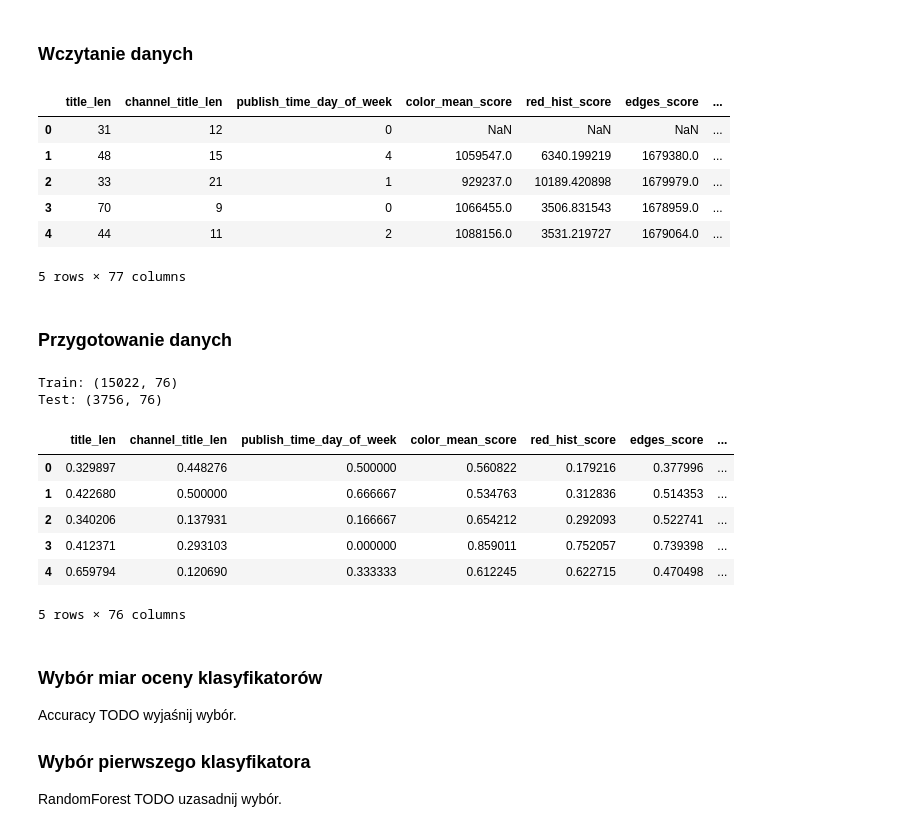
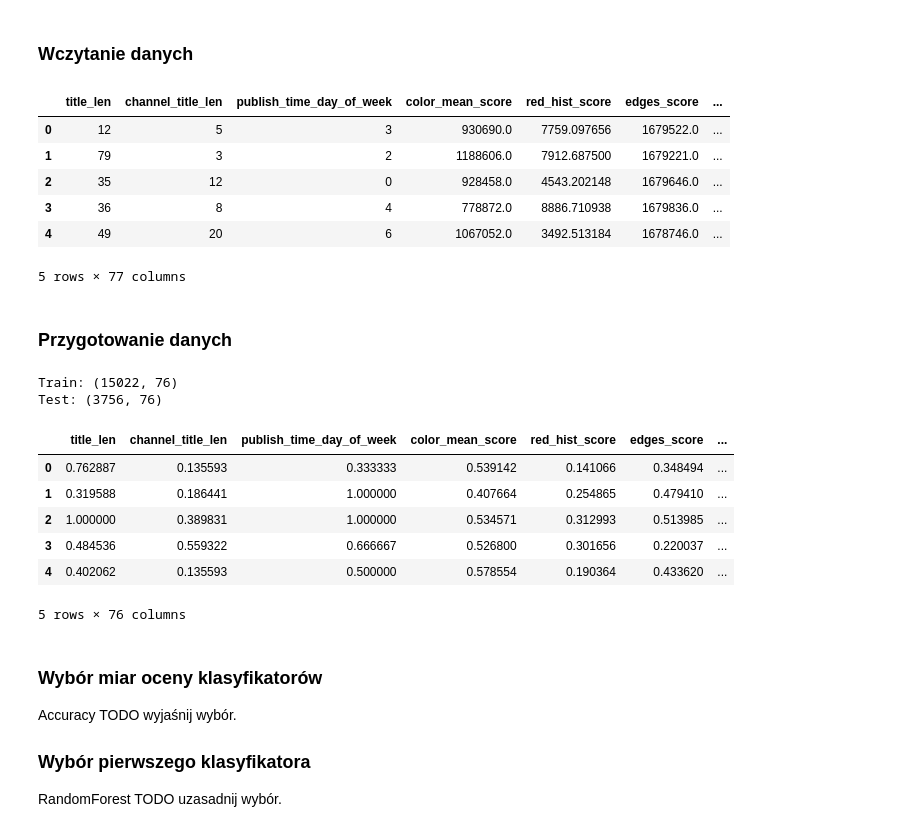
Before and after one commit to DominikKossinski/PED, a Jupyter notebook: notebooks/PED_6.ipynb, the cells around one changed output. Drawn from its saved outputs; the diff is of its cells as text; code cells hidden in the pictures.

```diff
--- a/notebooks/PED_6.ipynb
+++ b/notebooks/PED_6.ipynb
@@ -74,17 +73,19 @@ def print_stats(clf, x_train, y_train, x_test, y_test):
 # %%
 load_filtered = True
 if load_filtered:
     videos = load_csv("ped6_filtered_data")[0]
 else:
     videos = load_csv("ped6_data")[0]
+
+videos = videos.sample(frac=1).reset_index(drop=True)
 videos.head(5)
 # %% [output]
 |  | title_len | channel_title_len | publish_time_day_of_week | color_mean_score | red_hist_score | edges_score | ... |
-| 0 | 31 | 12 | 0 | NaN | NaN | NaN | ... |
-| 1 | 48 | 15 | 4 | 1059547.0 | 6340.199219 | 1679380.0 | ... |
-| 2 | 33 | 21 | 1 | 929237.0 | 10189.420898 | 1679979.0 | ... |
-| 3 | 70 | 9 | 0 | 1066455.0 | 3506.831543 | 1678959.0 | ... |
-| 4 | 44 | 11 | 2 | 1088156.0 | 3531.219727 | 1679064.0 | ... |
+| 0 | 12 | 5 | 3 | 930690.0 | 7759.097656 | 1679522.0 | ... |
+| 1 | 79 | 3 | 2 | 1188606.0 | 7912.687500 | 1679221.0 | ... |
+| 2 | 35 | 12 | 0 | 928458.0 | 4543.202148 | 1679646.0 | ... |
+| 3 | 36 | 8 | 4 | 778872.0 | 8886.710938 | 1679836.0 | ... |
+| 4 | 49 | 20 | 6 | 1067052.0 | 3492.513184 | 1678746.0 | ... |
 5 rows × 77 columns
 # %% [markdown]
 ### Przygotowanie danych
@@ -112,11 +113,11 @@ x_train.head(5)
 Train: (15022, 76)
 Test: (3756, 76)
 |  | title_len | channel_title_len | publish_time_day_of_week | color_mean_score | red_hist_score | edges_score | ... |
-| 0 | 0.329897 | 0.448276 | 0.500000 | 0.560822 | 0.179216 | 0.377996 | ... |
-| 1 | 0.422680 | 0.500000 | 0.666667 | 0.534763 | 0.312836 | 0.514353 | ... |
-| 2 | 0.340206 | 0.137931 | 0.166667 | 0.654212 | 0.292093 | 0.522741 | ... |
-| 3 | 0.412371 | 0.293103 | 0.000000 | 0.859011 | 0.752057 | 0.739398 | ... |
-| 4 | 0.659794 | 0.120690 | 0.333333 | 0.612245 | 0.622715 | 0.470498 | ... |
+| 0 | 0.762887 | 0.135593 | 0.333333 | 0.539142 | 0.141066 | 0.348494 | ... |
+| 1 | 0.319588 | 0.186441 | 1.000000 | 0.407664 | 0.254865 | 0.479410 | ... |
+| 2 | 1.000000 | 0.389831 | 1.000000 | 0.534571 | 0.312993 | 0.513985 | ... |
+| 3 | 0.484536 | 0.559322 | 0.666667 | 0.526800 | 0.301656 | 0.220037 | ... |
+| 4 | 0.402062 | 0.135593 | 0.500000 | 0.578554 | 0.190364 | 0.433620 | ... |
 5 rows × 76 columns
 # %% [markdown]
 ### Wybór miar oceny klasyfikatorów
```
Also changed, not shown: parts of 10 cells of this notebook, 4 other files.
